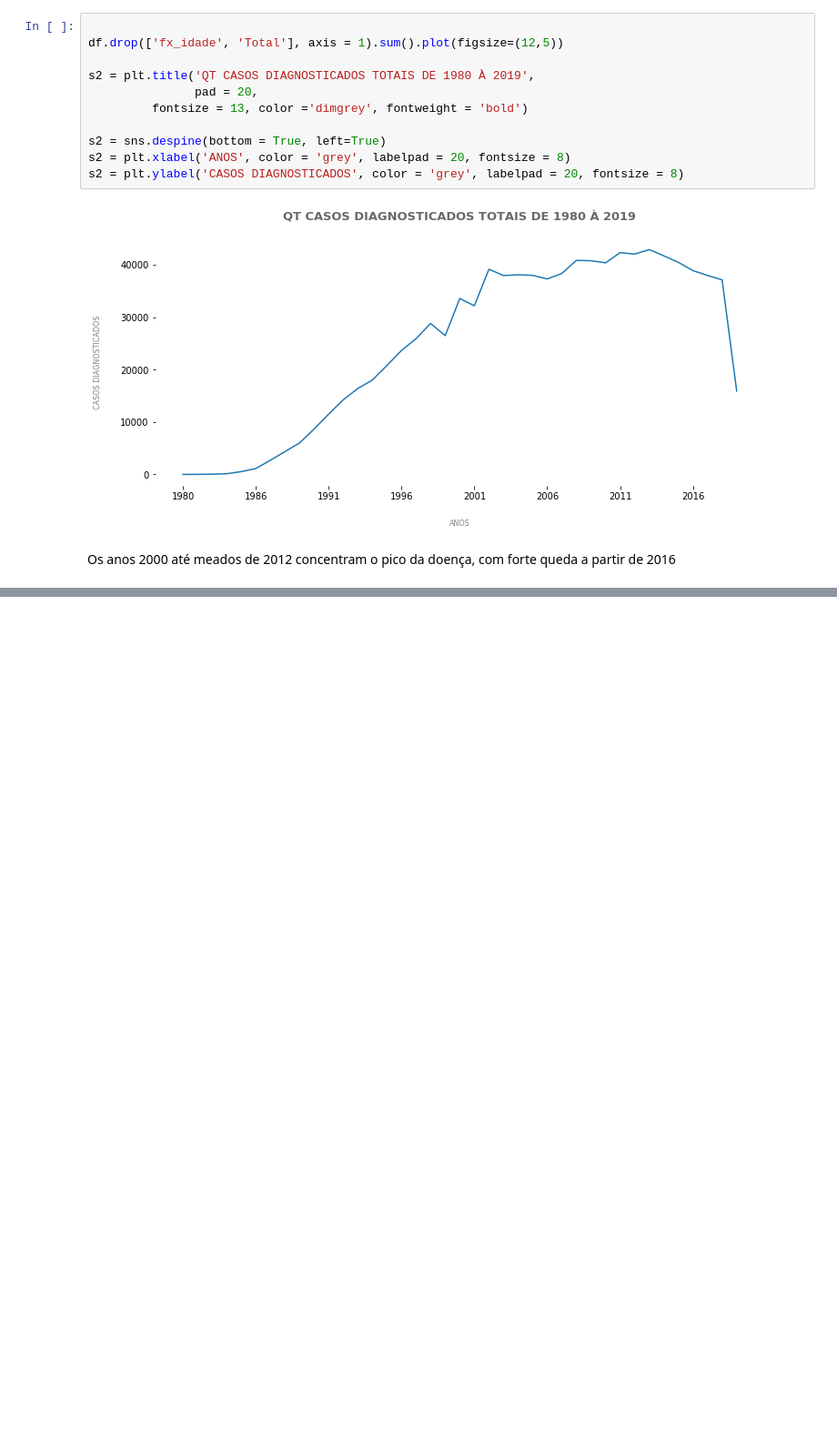
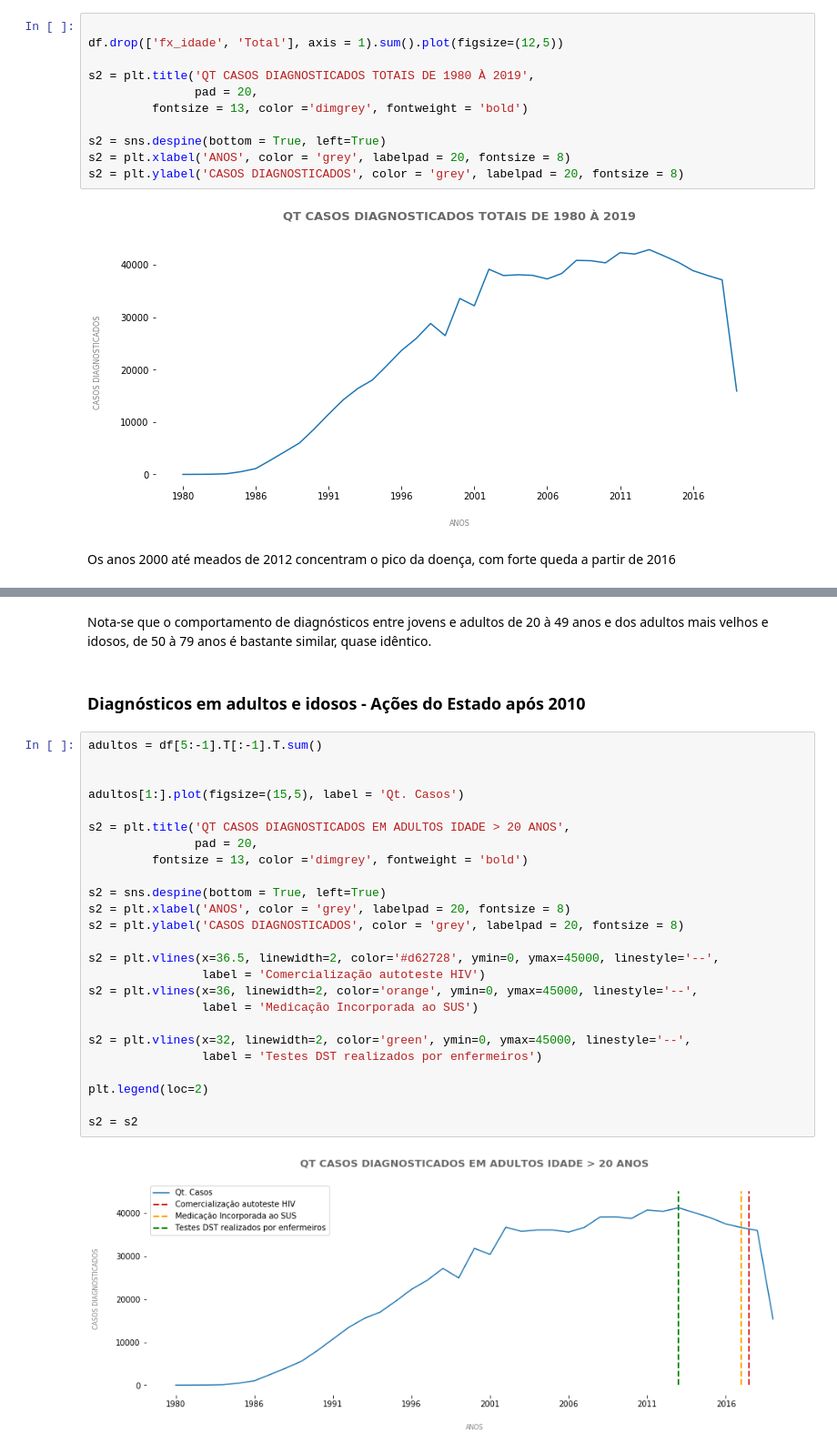
Before and after one commit to daianeklein/bootcamp-Alura, a Jupyter notebook: Desafio-Modulo1.ipynb, the cells around one changed output, grey strips where cells are left out. Shown at 91% size. Cells and saved outputs as stored; diff of their text form; blank space fills up the shorter version.

```diff
--- a/Desafio-Modulo1.ipynb
+++ b/Desafio-Modulo1.ipynb
@@ -140,0 +235,31 @@ Os anos 2000 até meados de 2012 concentram o pico da doença, com forte queda a
+# %% [markdown]
+Nota-se que o comportamento de diagnósticos entre jovens e adultos de 20 à 49 anos e dos adultos mais velhos e idosos, de 50 à 79 anos é bastante similar, quase idêntico.
+# %% [markdown]
+### Diagnósticos em adultos e idosos - Ações do Estado após 2010
+# %%
+adultos = df[5:-1].T[:-1].T.sum()
+
+
+adultos[1:].plot(figsize=(15,5), label = 'Qt. Casos')
+
+s2 = plt.title('QT CASOS DIAGNOSTICADOS EM ADULTOS IDADE > 20 ANOS',
+               pad = 20,
+         fontsize = 13, color ='dimgrey', fontweight = 'bold')
+
+s2 = sns.despine(bottom = True, left=True)
+s2 = plt.xlabel('ANOS', color = 'grey', labelpad = 20, fontsize = 8)
+s2 = plt.ylabel('CASOS DIAGNOSTICADOS', color = 'grey', labelpad = 20, fontsize = 8)
+
+s2 = plt.vlines(x=36.5, linewidth=2, color='#d62728', ymin=0, ymax=45000, linestyle='--',
+                label = 'Comercialização autoteste HIV')
+s2 = plt.vlines(x=36, linewidth=2, color='orange', ymin=0, ymax=45000, linestyle='--',
+                label = 'Medicação Incorporada ao SUS')
+
+s2 = plt.vlines(x=32, linewidth=2, color='green', ymin=0, ymax=45000, linestyle='--',
+                label = 'Testes DST realizados por enfermeiros')
+
+plt.legend(loc=2)
+
+s2 = s2
+# %% [output]
+[figure, added]
```
Also changed, not shown: parts of 12 cells of this notebook.
